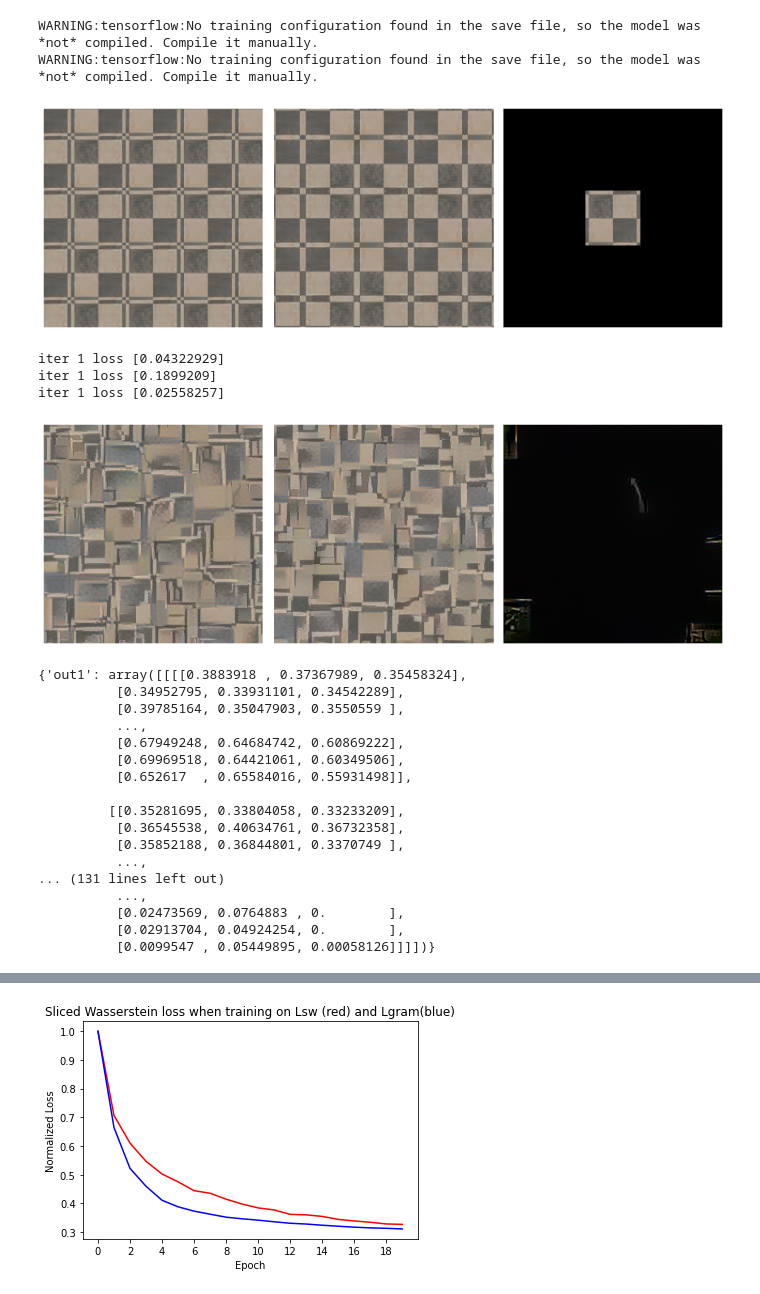
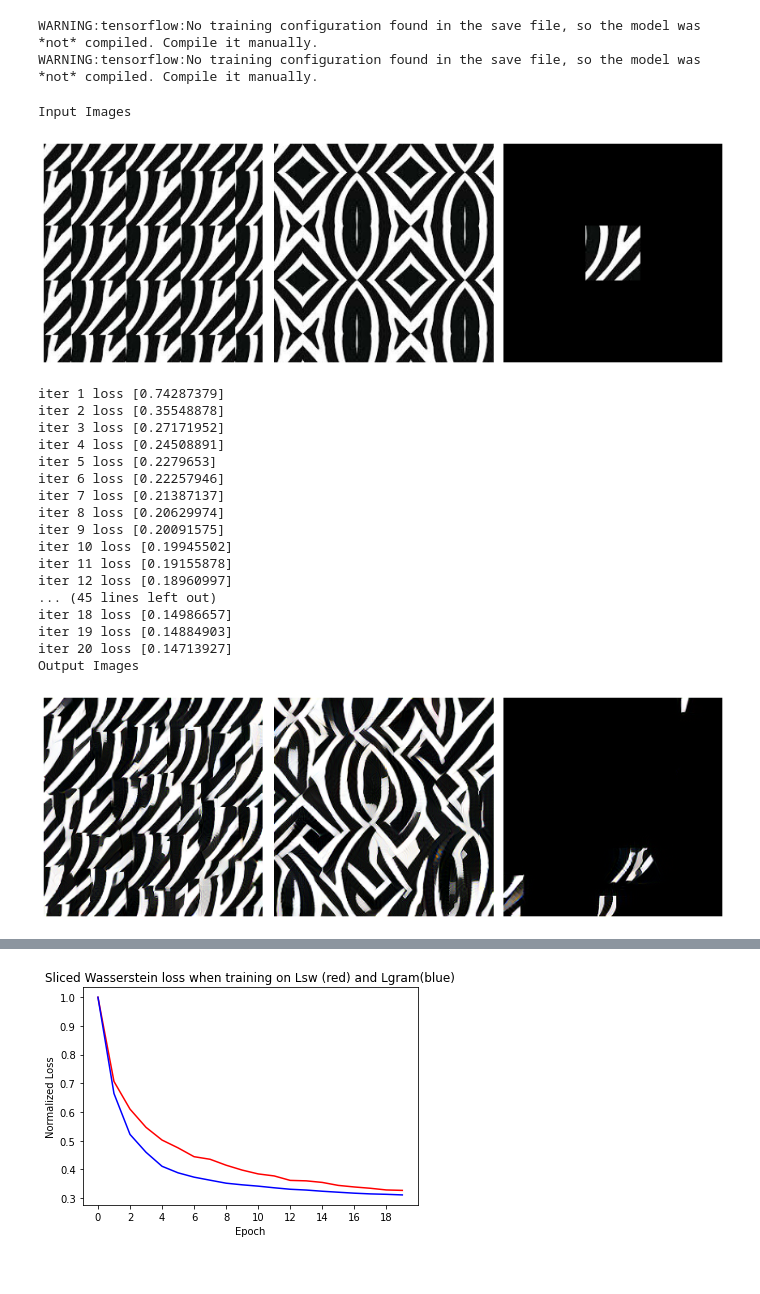
Before and after one commit to kyle-gao/A-Sliced-Wasserstein-Loss-for-Neural-Texture-Synthesis, a Jupyter notebook: SWL_TextureSynthesis_New_tag.ipynb, the cells around one changed output, grey strips where cells are left out. Drawn from its saved outputs; the diff is of its cells as text; code cells hidden in the pictures.

```diff
--- a/SWL_TextureSynthesis_New_tag.ipynb
+++ b/SWL_TextureSynthesis_New_tag.ipynb
@@ -212,10 +212,10 @@ def fit_slice(nb_iter, texture, extractor, feature_layers = None):
         #plt.imsave(f'output-iter{i+1}.jpg', image)
 
 
-        loss1 = gram_loss(image, texture, feature_layers)
-        loss2 = slice_loss(image, texture, extractor)
-        losses_gram.append(loss1)
-        losses_slice.append(loss2)
+        #loss1 = gram_loss(image, texture, feature_layers)
+        #loss2 = slice_loss(image, texture, extractor)
+        #losses_gram.append(loss1)
+        #losses_slice.append(loss2)
 
     return image,losses_gram,losses_slice
 # %% [markdown]
@@ -283,9 +288,9 @@ def decode_image_with_patch(path, patch_size= 32, target_size = SIZE, pad_type =
 
     return img[None]
 # %%
-texture_reference_wrap = decode_image_with_patch("/content/Carpet.jpg", patch_size=128, target_size = SIZE)
-texture_reference_zero = decode_image_with_patch("/content/Carpet.jpg", patch_size=128, target_size = SIZE,pad_type='constant')
-texture_reference_refl = decode_image_with_patch("/content/Carpet.jpg", patch_size=128, target_size = SIZE,pad_type='reflect')
+texture_reference_wrap = decode_image_with_patch("/content/zebra.jpg", patch_size=64, target_size = SIZE)
+texture_reference_zero = decode_image_with_patch("/content/zebra.jpg", patch_size=64, target_size = SIZE,pad_type='constant')
+texture_reference_refl = decode_image_with_patch("/content/zebra.jpg", patch_size=64, target_size = SIZE,pad_type='reflect')
 
 fig ,(ax1,ax2,ax3) = plt.subplots(1, 3,figsize=(15,15))
 ax1.imshow(texture_reference_wrap[0,:,:,:])
@@ -367,9 +372,9 @@ WARNING:tensorflow:No training configuration found in the save file, so the mode
 output_image_zero,out_gram_losses_zero,out_slice_losses_zero = fit_slice(NB_ITER, texture_reference_zero, slice_extractor,vgg_layers_extractor)
 output_image_refl,out_gram_losses_refl,out_slice_losses_refl = fit_slice(NB_ITER, texture_reference_refl, slice_extractor,vgg_layers_extractor)"""
 
-def train_3_images_slice(path,crop_size = 64):
+def train_3_images_slice(path,crop_size = 64,NB_ITER = 20):
 
-  NB_ITER = 1  #change this, 20 works reasonably
+
   texture_reference_wrap = decode_image_with_patch(path, patch_size=crop_size, target_size = SIZE)
   texture_reference_refl = decode_image_with_patch(path, patch_size=crop_size, target_size = SIZE,pad_type='reflect')
   texture_reference_zero = decode_image_with_patch(path, patch_size=crop_size, target_size = SIZE,pad_type='constant')
@@ -400,9 +405,8 @@ def train_3_images_slice(path,crop_size = 64):
 
   return {"out1":output_image_wrap, "out2:":output_image_refl, "out3":output_image_zero }
 
-def train_3_images_gram(path,crop_size = 64):
+def train_3_images_gram(path,crop_size = 64,NB_ITER = 20):
 
-  NB_ITER = 1  #change this, 20 works reasonably
   texture_reference_wrap = decode_image_with_patch(path, patch_size=crop_size, target_size = SIZE)
   texture_reference_refl = decode_image_with_patch(path, patch_size=crop_size, target_size = SIZE,pad_type='reflect')
   texture_reference_zero = decode_image_with_patch(path, patch_size=crop_size, target_size = SIZE,pad_type='constant')
@@ -417,9 +421,9 @@ def train_3_images_gram(path,crop_size = 64):
   plt.subplots_adjust(wspace=0.05, hspace=0)
   plt.show()
 
-  gram_wrap,traingram_wrap_gram,traingram_warp_slice = fit_gram(20,texture_reference_wrap,slice_extractor,vgg_layers_extractor)
-  gram_zero,traingram_zero_gram,traingram_zero_slice  = fit_gram(20,texture_reference_zero,slice_extractor,vgg_layers_extractor)
-  gram_refl,traingram_refl_gram,traingram_refl_slice  = fit_gram(20,texture_reference_refl,slice_extractor,vgg_layers_extractor)
+  gram_wrap,traingram_wrap_gram,traingram_warp_slice = fit_gram(NB_ITER,texture_reference_wrap,slice_extractor,vgg_layers_extractor)
+  gram_zero,traingram_zero_gram,traingram_zero_slice  = fit_gram(NB_ITER,texture_reference_zero,slice_extractor,vgg_layers_extractor)
+  gram_refl,traingram_refl_gram,traingram_refl_slice  = fit_gram(NB_ITER,texture_reference_refl,slice_extractor,vgg_layers_extractor)
   print("Output Images")
   fig ,(ax1,ax2,ax3) = plt.subplots(1, 3,figsize=(15,15))
   ax1.imshow(gram_wrap[0,:,:,:])
@@ -435,37 +439,35 @@ def train_3_images_gram(path,crop_size = 64):
 # %%
 #plt.imsave("Output_wrap_pad.jpg", output_image_wrap)
 #plt.imsave("output_zero_pad.jpg", output_image_zero )
 """fig ,(ax1,ax2,ax3) = plt.subplots(1, 3,figsize=(15,15))
 ax1.imshow(output_image_wrap[0,:,:,:])
 ax2.imshow(output_image_refl[0,:,:,:])
 ax3.imshow(output_image_zero[0,:,:,:])
 ax1.axis('off')
 ax3.axis('off')
 ax2.axis('off')
 plt.subplots_adjust(wspace=0.05, hspace=0)"""
 
-outputs_slice = train_3_images_slice("/content/checkerboard.jpg")
+outputs_slice = train_3_images_slice("/content/zebra.jpg",64,20)
 # %% [output]
+Input Images
-[figure, old version]
+[figure, new version]
-iter 1 loss [0.04322929]
-iter 1 loss [0.1899209]
-iter 1 loss [0.02558257]
+iter 1 loss [0.74287379]
+iter 2 loss [0.35548878]
+iter 3 loss [0.27171952]
+iter 4 loss [0.24508891]
+iter 5 loss [0.2279653]
+iter 6 loss [0.22257946]
+iter 7 loss [0.21387137]
+iter 8 loss [0.20629974]
+iter 9 loss [0.20091575]
+iter 10 loss [0.19945502]
+iter 11 loss [0.19155878]
+iter 12 loss [0.18960997]
+... (45 lines left out)
+iter 18 loss [0.14986657]
+iter 19 loss [0.14884903]
+iter 20 loss [0.14713927]
+Output Images
-[figure, old version]
+[figure, new version]
-{'out1': array([[[[0.3883918 , 0.37367989, 0.35458324],
-          [0.34952795, 0.33931101, 0.34542289],
-          [0.39785164, 0.35047903, 0.3550559 ],
-          ...,
-          [0.67949248, 0.64684742, 0.60869222],
-          [0.69969518, 0.64421061, 0.60349506],
-          [0.652617  , 0.65584016, 0.55931498]],
-
-         [[0.35281695, 0.33804058, 0.33233209],
-          [0.36545538, 0.40634761, 0.36732358],
-          [0.35852188, 0.36844801, 0.3370749 ],
-          ...,
-... (131 lines left out)
-          ...,
-          [0.02473569, 0.0764883 , 0.        ],
-          [0.02913704, 0.04924254, 0.        ],
-          [0.0099547 , 0.05449895, 0.00058126]]]])}
 # %%
```
Also changed, not shown: parts of 17 cells of this notebook.
